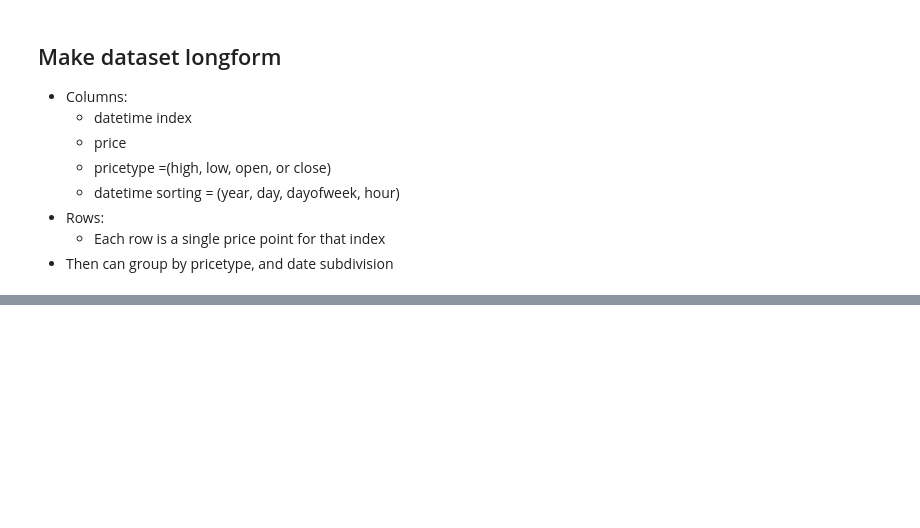
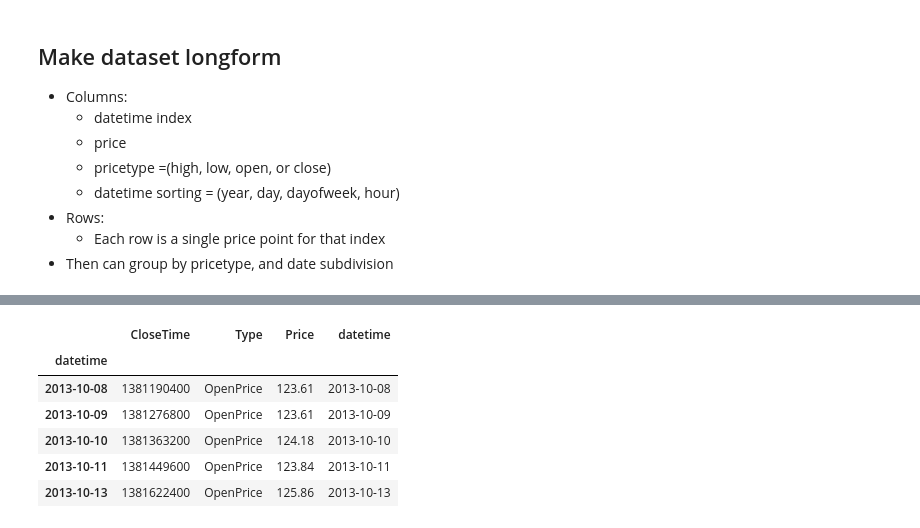
Before and after one commit to a-epstein/crypto-analysis, a Jupyter notebook: kraken_analysis.ipynb, the cells around one changed output, grey strips where cells are left out. Drawn from its saved outputs; the diff is of its cells as text; code cells hidden in the pictures; blank space fills up the shorter version.

```diff
--- a/kraken_analysis.ipynb
+++ b/kraken_analysis.ipynb
@@ -403,0 +277,17 @@ g = sns.lmplot(data=day_df, x='day', y='HighPrice', row='year', col='DayOfWeek')
+# %%
+# Melt dataframe into long format
+long_day = pd.melt(day_df, id_vars=['CloseTime'], value_vars=[
+    'OpenPrice', 'ClosePrice', 'HighPrice', 'LowPrice'], var_name = 'Type', value_name= 'Price')
+
+long_day['datetime'] = pd.to_datetime(long_day['CloseTime'], unit='s')
+long_day.set_index(long_day['datetime'], inplace=True)
+
+long_day.head()
+# %% [output]
+|  | CloseTime | Type | Price | datetime |
+| datetime |  |  |  |  |
+| 2013-10-08 | 1381190400 | OpenPrice | 123.61 | 2013-10-08 |
+| 2013-10-09 | 1381276800 | OpenPrice | 123.61 | 2013-10-09 |
+| 2013-10-10 | 1381363200 | OpenPrice | 124.18 | 2013-10-10 |
+| 2013-10-11 | 1381449600 | OpenPrice | 123.84 | 2013-10-11 |
+| 2013-10-13 | 1381622400 | OpenPrice | 125.86 | 2013-10-13 |
```
Also changed, not shown: parts of 30 cells of this notebook.
